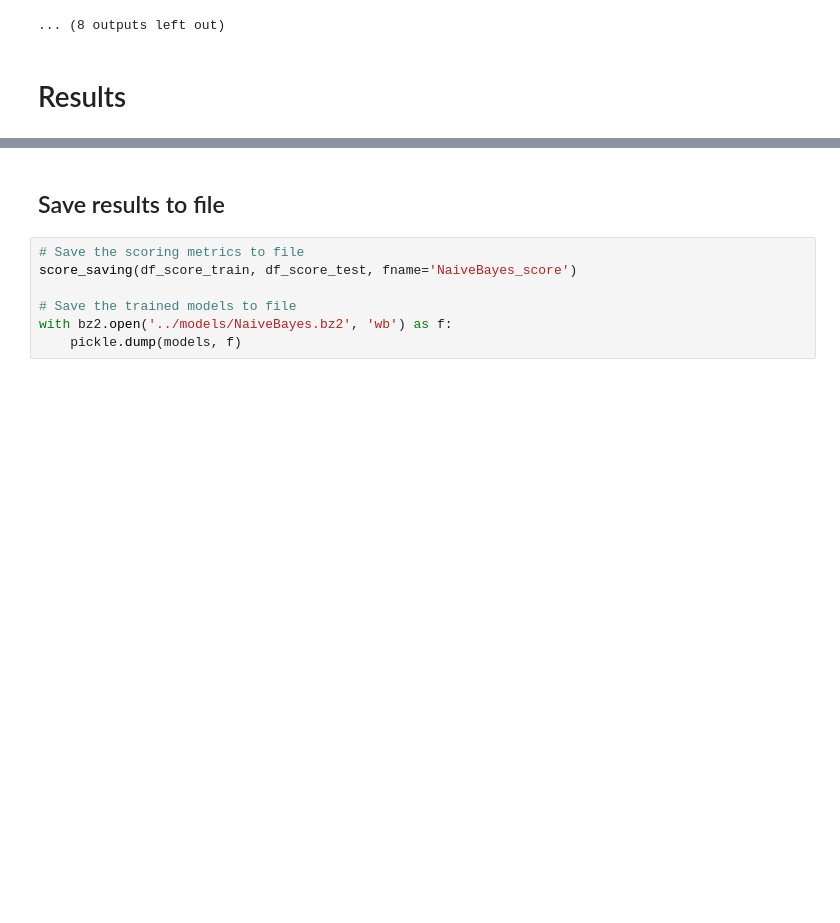
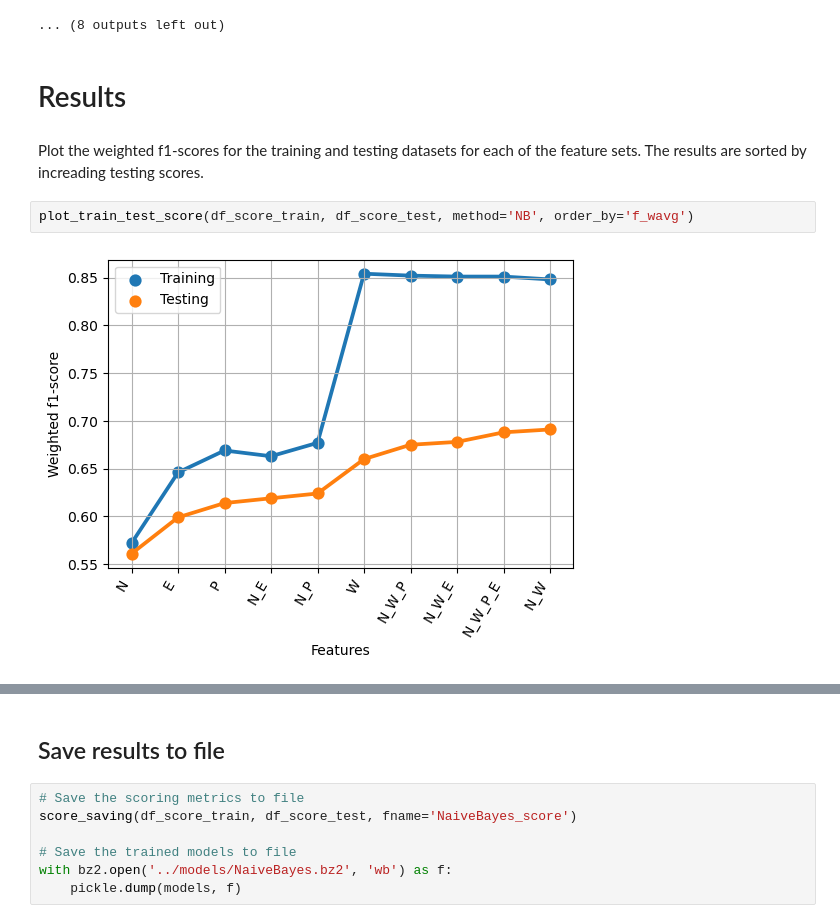
Before and after one commit to SigneK42/fact_check_worthy_claim, a Jupyter notebook: notebooks/NaiveBayes.ipynb, the cells around one changed output, grey strips where cells are left out. Cells and saved outputs as stored; diff of their text form; blank space fills up the shorter version.

```diff
--- a/notebooks/NaiveBayes.ipynb
+++ b/notebooks/NaiveBayes.ipynb
@@ -169,3 +167,9 @@ Test metrics:
 ... (8 outputs left out)
 # %% [markdown]
 # Results
+# %% [markdown]
+Plot the weighted f1-scores for the training and testing datasets for each of the feature sets. The results are sorted by increading testing scores.
+# %%
+plot_train_test_score(df_score_train, df_score_test, method='NB', order_by='f_wavg')
+# %% [output]
+[figure, added]
```
Also changed, not shown: parts of 8 cells of this notebook.
